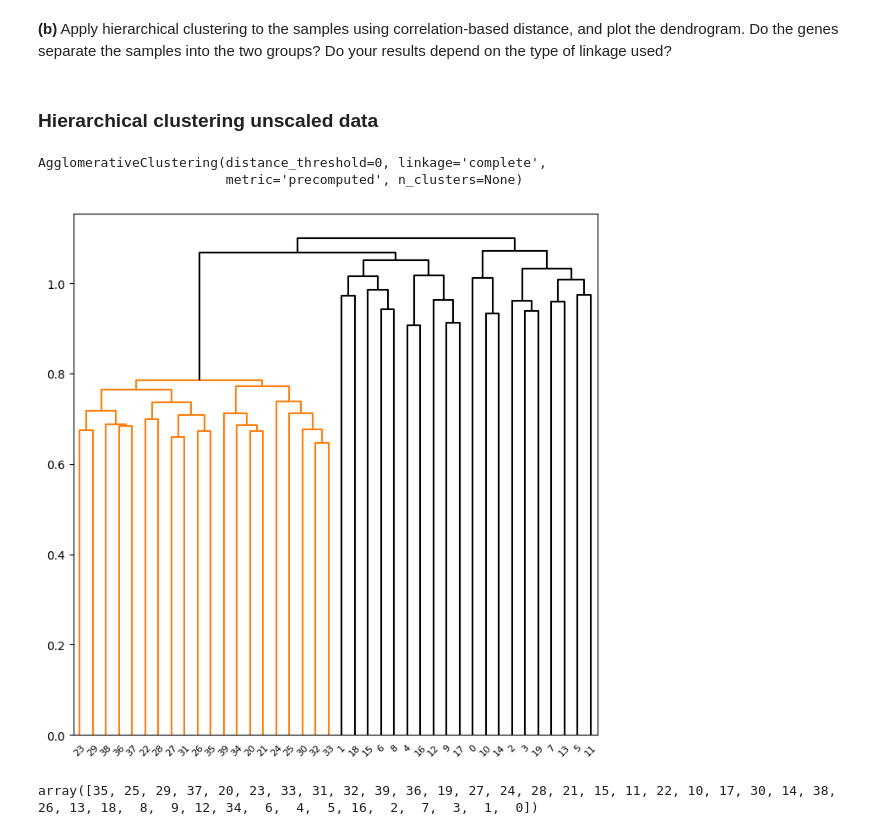
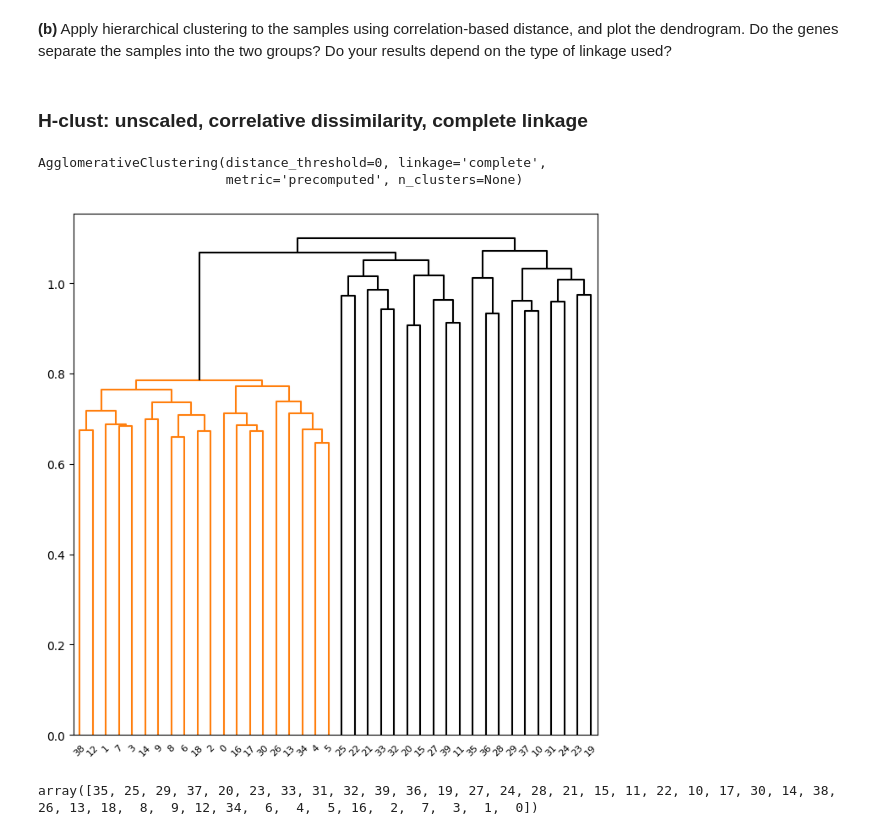
Before and after one commit to drwslv/StanfordOnline-Statistical-Learning, a Jupyter notebook: Ch12 Solutions Applied.ipynb, the cells around one changed output. Saved outputs shown, nothing was run; the diff lists cells and outputs as text; code cells hidden in the pictures.

```diff
--- a/Ch12 Solutions Applied.ipynb
+++ b/Ch12 Solutions Applied.ipynb
@@ -701,8 +701,8 @@ gene_df.head()
 5 rows × 1000 columns
 # %% [markdown]
 **(b)** Apply hierarchical clustering to the samples using correlation-based distance, and plot the dendrogram. Do the genes separate the samples into the two groups? Do your results depend on the type of linkage used?
-# %% [markdown]
-### Hierarchical clustering unscaled data
+# %% [markdown]
+### H-clust: unscaled, correlative dissimilarity, complete linkage
 # %%
 corr_dissimilarity = 1 - np.corrcoef(gene_df)
 # %%
@@ -714,14 +714,14 @@ AgglomerativeClustering(distance_threshold=0, linkage='complete',
 # %%
 linkage_comp = compute_linkage(h_clust_gene_complete)
 fig, ax = plt.subplots(1, 1, figsize=(8, 8))
 dendrogram(linkage_comp,
            ax=ax,
-           labels=gene_df.index,
+           labels=h_clust_gene_complete.labels_,
            color_threshold=0.8,
            above_threshold_color='black'
            );
 # %% [output]
-[figure, old version]
+[figure, new version]
 # %%
 h_clust_gene_complete.labels_
 # %% [output]
```
Also changed, not shown: parts of 16 cells of this notebook.
